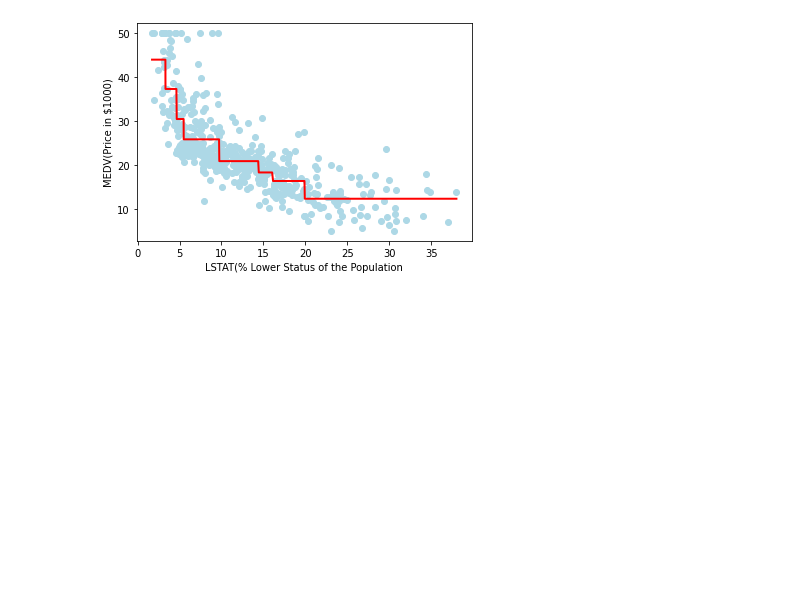
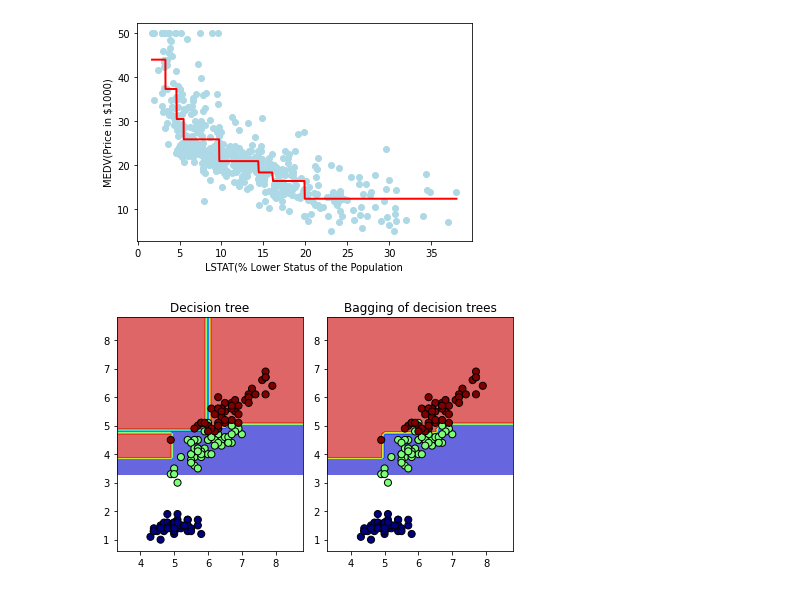
Before and after one commit to Yunkoo-GIT/Programming, a Jupyter notebook: 20210415.ipynb, the cells around one changed output. Cells and saved outputs as stored; diff of their text form; code cells hidden in the pictures; blank space fills up the shorter version.

```diff
--- a/20210415.ipynb
+++ b/20210415.ipynb
@@ -125,3 +125,36 @@ Mounted at /content/gdrive
 
 [5 rows x 14 columns]
 [figure]
+# %%
+# bagging
+import numpy as np
+import matplotlib as mpl
+import matplotlib.pyplot as plt
+from sklearn.datasets import load_iris
+from sklearn.tree import DecisionTreeClassifier
+from sklearn.ensemble import BaggingClassifier
+
+iris = load_iris()
+X, y = iris.data[:, [0, 2]], iris.target
+
+model1 = DecisionTreeClassifier(max_depth=10, random_state=0).fit(X, y)
+model2 = BaggingClassifier(DecisionTreeClassifier(max_depth=4), n_estimators=50, random_state=0).fit(X, y)
+
+x_min, x_max = X[:, 0].min() - 1, X[:, 0].max() + 1
+y_min, y_max = X[:, 0].min() - 1, X[:, 0].max() + 1
+xx, yy = np.meshgrid(np.arange(x_min, x_max, 0.1), np.arange(y_min, y_max, 0.1))
+
+plt.subplot(121)
+Z1 = model1.predict(np.c_[xx.ravel(), yy.ravel()]).reshape(xx.shape)
+plt.contourf(xx, yy, Z1, alpha=0.6, cmap=mpl.cm.jet)
+plt.scatter(X[:, 0], X[:, 1], c=y, alpha=1, s=50, cmap=mpl.cm.jet, edgecolors="k")
+plt.title("Decision tree")
+plt.subplot(122)
+Z2 = model2.predict(np.c_[xx.ravel(), yy.ravel()]).reshape(xx.shape)
+plt.contourf(xx, yy, Z2, alpha=0.6, cmap=mpl.cm.jet)
+plt.scatter(X[:, 0], X[:, 1], c=y, alpha=1, s=50, cmap=mpl.cm.jet, edgecolors="k")
+plt.title("Bagging of decision trees")
+plt.tight_layout()
+plt.show()
+# %% [output]
+[figure, added]
```
